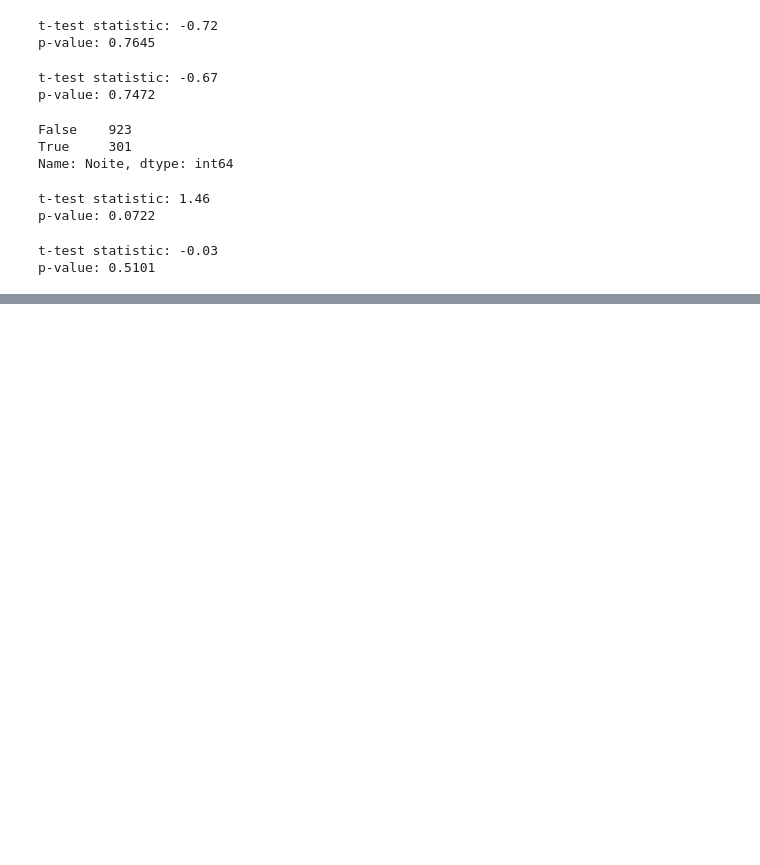
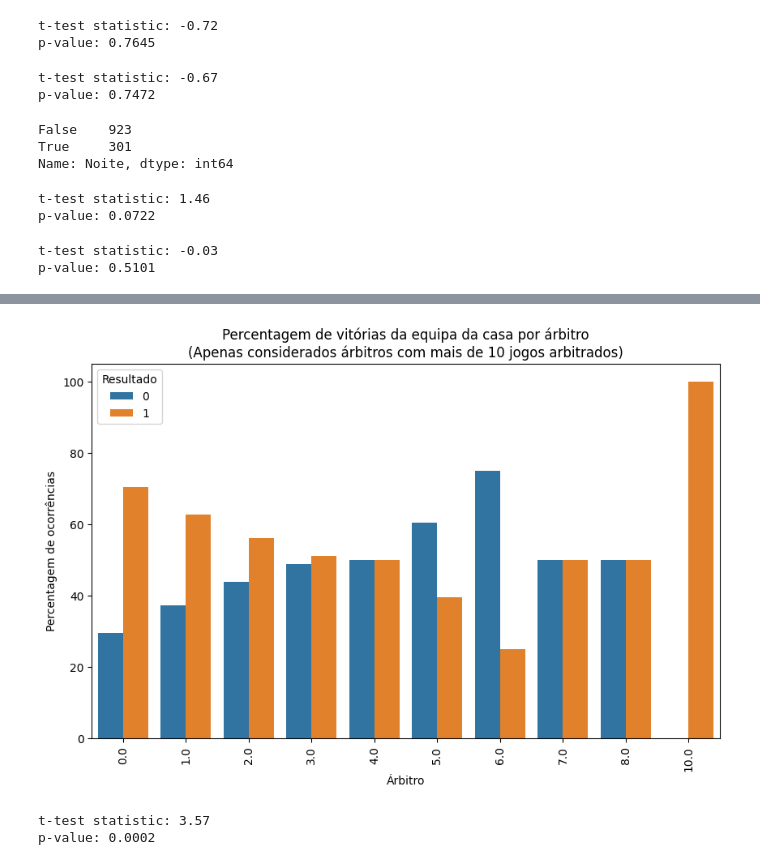
Before and after one commit to JoaoCaldas122/datamining-tp, a Jupyter notebook: TH.ipynb, the cells around one changed output, grey strips where cells are left out. Drawn from its saved outputs; the diff is of its cells as text; code cells hidden in the pictures; blank space fills up the shorter version.

```diff
--- a/TH.ipynb
+++ b/TH.ipynb
@@ -500,0 +614,2 @@ treino
+# %%
+treino['yellow_card_fav'] = treino.apply(lambda row: row['yellow_card_home'] if row['favorito_venceu'] == 1 else row['yellow_card_away'],axis=1)
@@ -500,0 +628,52 @@ treino
+# %%
+import matplotlib.pyplot as plt
+
+# Calcular a contagem de ocorrências de cada valor por árbitro
+# Contar o número de jogos arbitrados por árbitro
+counts_arbitro = treino['yellow_card_fav'].value_counts()
+
+# Filtrar os árbitros com menos de 10 jogos arbitrados
+arbitros_filtrados = counts_arbitro.index
+
+# Filtrar o DataFrame original com base nos árbitros filtrados
+df_filtrado = treino[treino['yellow_card_fav'].isin(arbitros_filtrados)]
+
+# Calcular a contagem de ocorrências de cada valor por árbitro no DataFrame filtrado
+counts = df_filtrado.groupby('yellow_card_fav')['favorito_venceu'].value_counts(normalize=True).mul(100).rename('Percentage').reset_index()
+
+# counts = counts[counts['result'] == 'H']
+
+# Criar o gráfico de barras
+plt.figure(figsize=(10, 6))
+sns.barplot(x='yellow_card_fav', y='Percentage', hue='favorito_venceu', data=counts)
+plt.title('Percentagem de vitórias da equipa da casa por árbitro\n(Apenas considerados árbitros com mais de 10 jogos arbitrados)')
+plt.xlabel('Árbitro')
+plt.ylabel('Percentagem de ocorrências')
+plt.xticks(rotation=90)
+plt.legend(title='Resultado')
+
+plt.show()
+# %% [output]
+[figure, added]
+# %%
+# Testar se há evidência estatística de que a presença do árbitro António Nobre influencia a favor da equipa da casa
+
+seisy = treino[treino['yellow_card_fav'] == 6]
+nao_seisy = treino[treino['yellow_card_fav'] != 6]
+
+# -> H0: média da dif de golos com joão bento - média da dif de golos sem joão bento = 0 (A equipa da casa não tem vantagem)
+# -> H1: média da dif de golos com joão bento - média da dif de golos sem joão bento > 0 (A equipa da casa tem vantagem)
+
+test_statistic, p_value = ttest_ind(nao_seisy['favorito_venceu'], seisy['favorito_venceu'], alternative='greater')
+
+# Print the test statistic and p-value
+print("t-test statistic: {:.2f}".format(test_statistic))
+print("p-value: {:.4f}".format(p_value))
+
+# Só precisamos de perceber se estes amarelos são depois de golos sofridos ou não
+
+# t-test statistic: 1.93
+# p-value: 0.0269
+# %% [output]
+t-test statistic: 3.57
+p-value: 0.0002
```
Also changed, not shown: parts of 23 cells of this notebook.
